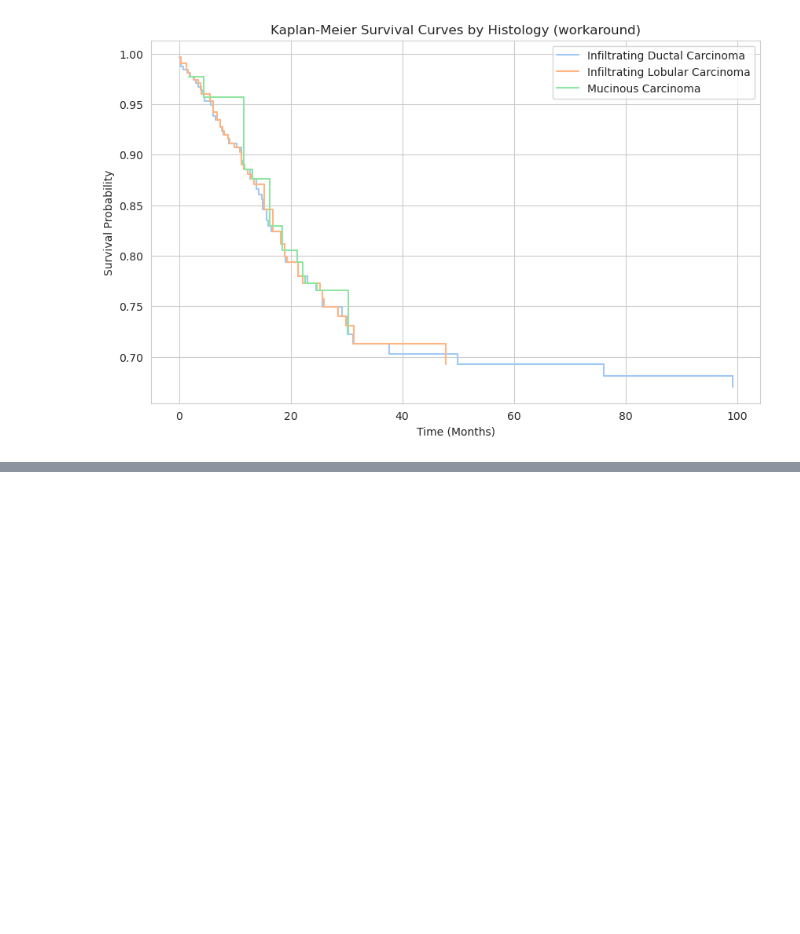
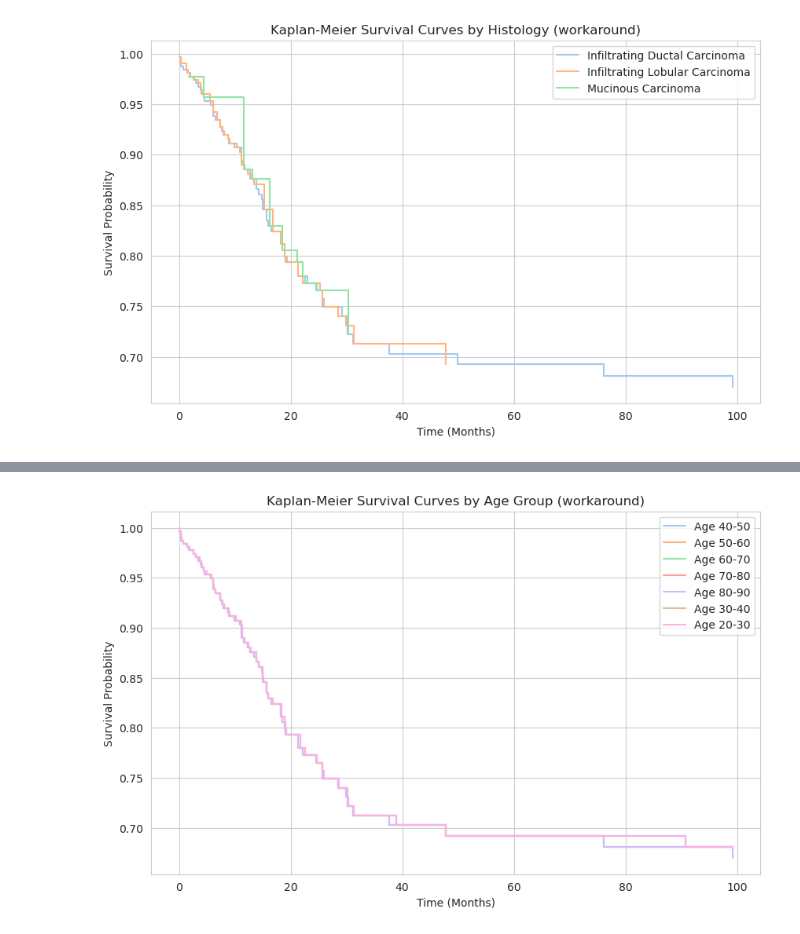
Before and after one commit to raj-rajat/Increasing-Breast-Cancer-Awareness, a Jupyter notebook: increasing-breast-cancer-awareness.ipynb, the cells around one changed output, grey strips where cells are left out. Drawn from its saved outputs; the diff is of its cells as text; code cells hidden in the pictures; blank space fills up the shorter version.

```diff
--- a/increasing-breast-cancer-awareness.ipynb
+++ b/increasing-breast-cancer-awareness.ipynb
@@ -420,3 +420,11 @@ else:
     plt.show()
 # %% [output]
 [figure]
+# %%
+# Define age groups in increments of 10 years
+bins = range(0, df_clean['Age'].max() + 10, 10)
+labels = [f'{i}-{i+10}' for i in bins[:-1]]
+df_clean['Age_group'] = pd.cut(df_clean['Age'], bins=bins, labels=labels, right=False)
+
+# Identify the unique Age groups in the dataset
+unique_age_groups = df_clean['Age_group'].unique()
@@ -422,0 +437,46 @@ else:
+# %%
+# Drop rows with missing Age group information
+df_clean_age = df_clean.dropna(subset=['Age_group'])
+
+# Identify the unique Age groups in the cleaned dataset
+unique_age_groups = df_clean_age['Age_group'].unique()
+
+# Check if the KaplanMeierFitter class is available
+if KaplanMeierFitter is not None:
+    plt.figure(figsize=(10,6))
+
+    # Age group
+    for age_group in unique_age_groups:
+        mask = df_clean_age['Age_group'] == age_group
+        kmf.fit(T[mask], E[mask], label=f'Age {age_group}')
+        kmf.plot_survival_function()
+
+    plt.title('Kaplan-Meier Survival Curves by Age Group')
+    plt.xlabel('Time (Months)')
+    plt.ylabel('Survival Probability')
+
+    plt.show()
+else:
+    # lifelines is not available, so we'll create a workaround
+    survival_data_age = df_clean_age.groupby(['Survival_Time_Months', 'Age_group', 'Patient_Status']).size().unstack().fillna(0)
+    survival_data_age['total'] = survival_data_age.sum(axis=1)
+    survival_data_age['censored'] = survival_data_age['Alive'].cumsum()
+    survival_data_age['events'] = survival_data_age['Dead'].cumsum()
+    survival_data_age['at_risk'] = survival_data_age['total'].sum() - survival_data_age['censored'].shift(1).fillna(0)
+    survival_data_age['deaths'] = survival_data_age['Dead'] / survival_data_age['at_risk']
+    survival_data_age['survival'] = (1 - survival_data_age['deaths']).cumprod()
+
+    plt.figure(figsize=(10,6))
+
+    for age_group in unique_age_groups:
+        survival_data_subset = survival_data_age.xs(age_group, level='Age_group')
+        plt.step(survival_data_subset.index, survival_data_subset['survival'], where='post', label=f'Age {age_group}')
+
+    plt.title('Kaplan-Meier Survival Curves by Age Group (workaround)')
+    plt.xlabel('Time (Months)')
+    plt.ylabel('Survival Probability')
+    plt.legend()
+
+    plt.show()
+# %% [output]
+[figure, added]
```
Also changed, not shown: parts of 12 cells of this notebook.
